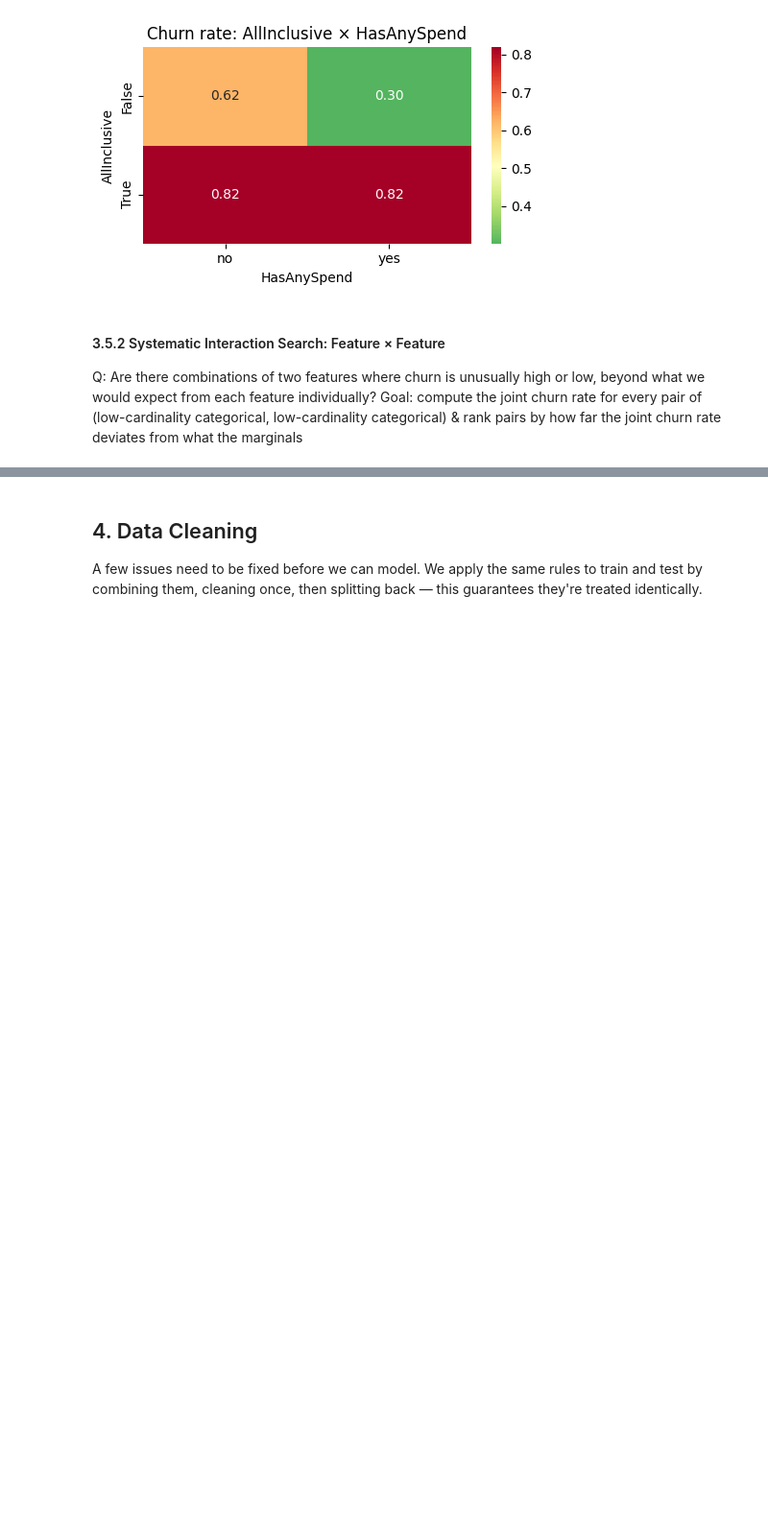
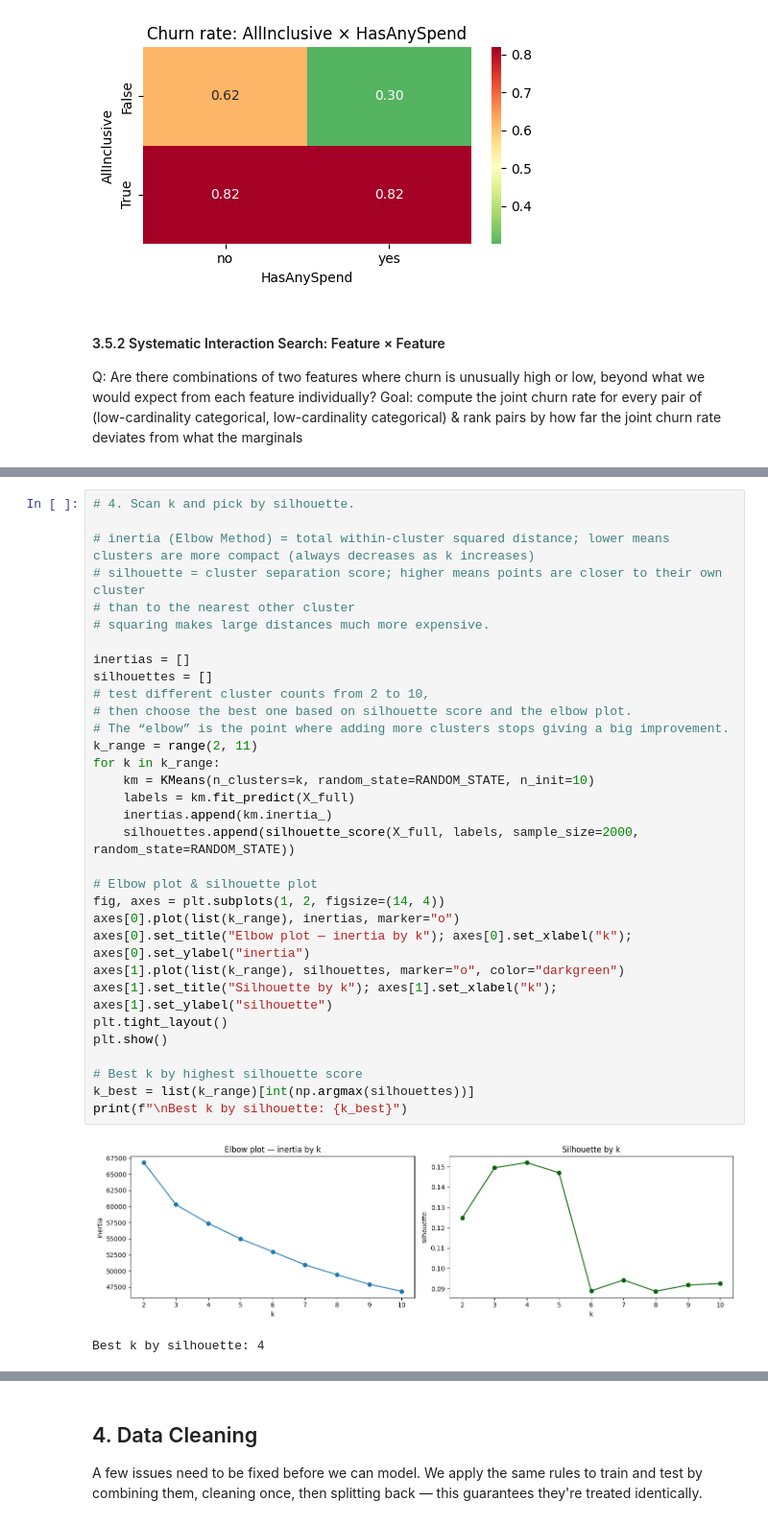
Before and after one commit to diephan1/resort_v1, a Jupyter notebook: resort_pipeline.ipynb, the cells around one changed output, grey strips where cells are left out. Shown at 96% size. Cells and saved outputs as stored; diff of their text form; blank space fills up the shorter version.

```diff
--- a/resort_pipeline.ipynb
+++ b/resort_pipeline.ipynb
@@ -711,0 +758,35 @@ Top 15 pairs with highest |joint churn - base rate|:
+# %%
+# 4. Scan k and pick by silhouette.
+
+# inertia (Elbow Method) = total within-cluster squared distance; lower means clusters are more compact (always decreases as k increases)
+# silhouette = cluster separation score; higher means points are closer to their own cluster
+# than to the nearest other cluster
+# squaring makes large distances much more expensive.
+
+inertias = []
+silhouettes = []
+# test different cluster counts from 2 to 10,
+# then choose the best one based on silhouette score and the elbow plot.
+# The “elbow” is the point where adding more clusters stops giving a big improvement.
+k_range = range(2, 11)
+for k in k_range:
+    km = KMeans(n_clusters=k, random_state=RANDOM_STATE, n_init=10)
+    labels = km.fit_predict(X_full)
+    inertias.append(km.inertia_)
+    silhouettes.append(silhouette_score(X_full, labels, sample_size=2000, random_state=RANDOM_STATE))
+
+# Elbow plot & silhouette plot
+fig, axes = plt.subplots(1, 2, figsize=(14, 4))
+axes[0].plot(list(k_range), inertias, marker="o")
+axes[0].set_title("Elbow plot — inertia by k"); axes[0].set_xlabel("k"); axes[0].set_ylabel("inertia")
+axes[1].plot(list(k_range), silhouettes, marker="o", color="darkgreen")
+axes[1].set_title("Silhouette by k"); axes[1].set_xlabel("k"); axes[1].set_ylabel("silhouette")
+plt.tight_layout()
+plt.show()
+
+# Best k by highest silhouette score
+k_best = list(k_range)[int(np.argmax(silhouettes))]
+print(f"\nBest k by silhouette: {k_best}")
+# %% [output]
+[figure, added]
+Best k by silhouette: 4
```
Also changed, not shown: parts of 8 cells of this notebook, 6 other files.
